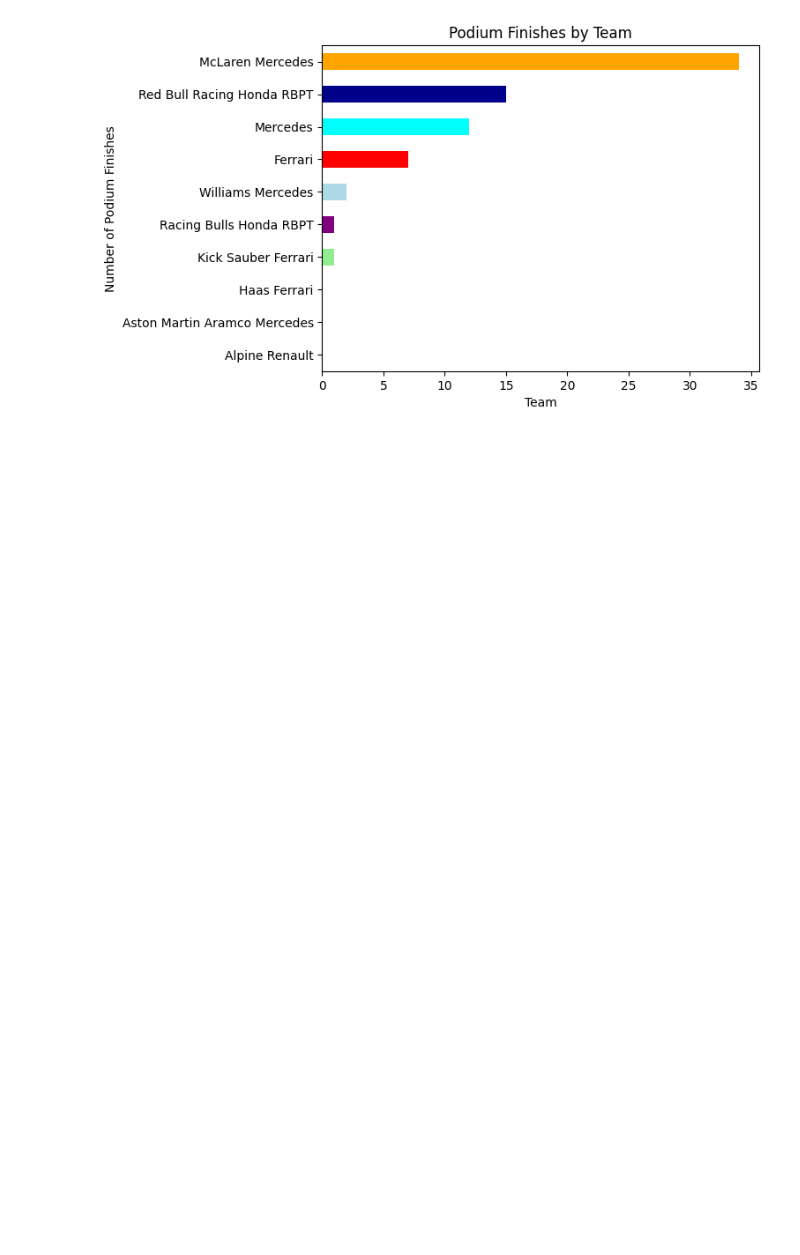
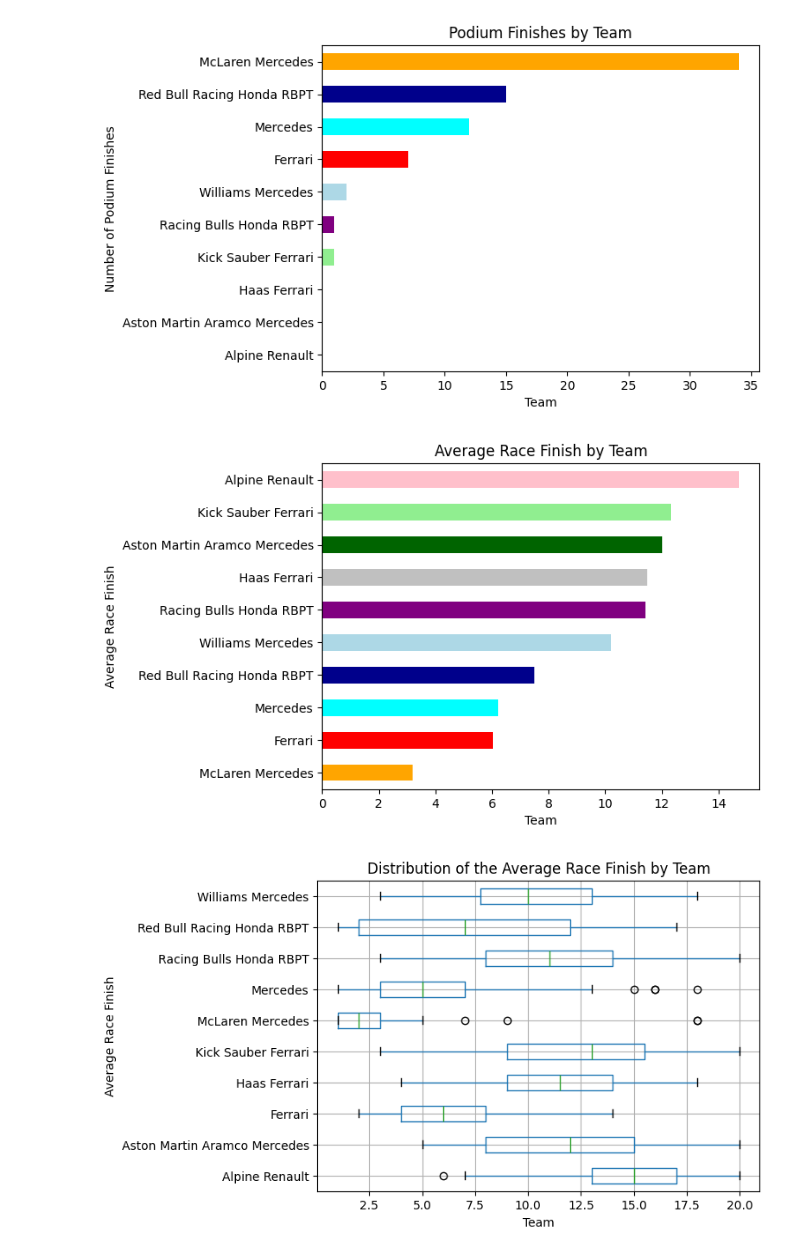
Before and after one commit to mw2304/FreeformProgramming, a Jupyter notebook: FreeFormProgrammingipynb.ipynb, the cells around one changed output. Drawn from its saved outputs; the diff is of its cells as text; code cells hidden in the pictures; blank space fills up the shorter version.

```diff
--- a/FreeFormProgrammingipynb.ipynb
+++ b/FreeFormProgrammingipynb.ipynb
@@ -124,3 +142,28 @@ plt.ylabel('Number of Podium Finishes')
 plt.show()
 # %% [output]
 [figure]
+# %%
+#6. average finish per race per team
+f12025['Position_racefin']= pd.to_numeric(f12025['Position_race'], errors='coerce')
+avgfinish_byteam = (f12025.groupby('Team')['Position_racefin'].mean().sort_values())
+f12025=f12025.dropna(subset=['Position_racefin'])
+#boxplot to show avergae and sd etc
+team_colors = {'Red Bull Racing Honda RBPT': 'darkblue', 'Racing Bulls Honda RBPT': 'purple', 'Mercedes' :'cyan', 'McLaren Mercedes': 'orange', 'Ferrari': 'red', 'Williams Mercedes': 'lightblue', 'Haas Ferrari': 'silver', 'Aston Martin Aramco Mercedes':'darkgreen', 'Kick Sauber Ferrari': 'lightgreen', 'Alpine Renault': 'pink'}
+colors = [team_colors[team] for team in avgfinish_byteam.index]
+avgfinish_byteam.plot(kind='barh', color=colors)
+plt.title('Average Race Finish by Team')
+plt.xlabel('Team')
+plt.ylabel('Average Race Finish')
+plt.show()
+
+
+f12025.boxplot(column='Position_racefin', by='Team', vert= False)
+plt.title('Distribution of the Average Race Finish by Team')
+plt.suptitle('')
+plt.xlabel('Team')
+plt.ylabel('Average Race Finish')
+plt.show()
+#
+# %% [output]
+[figure, added]
+[figure, added]
```
Also changed, not shown: parts of 8 cells of this notebook.
